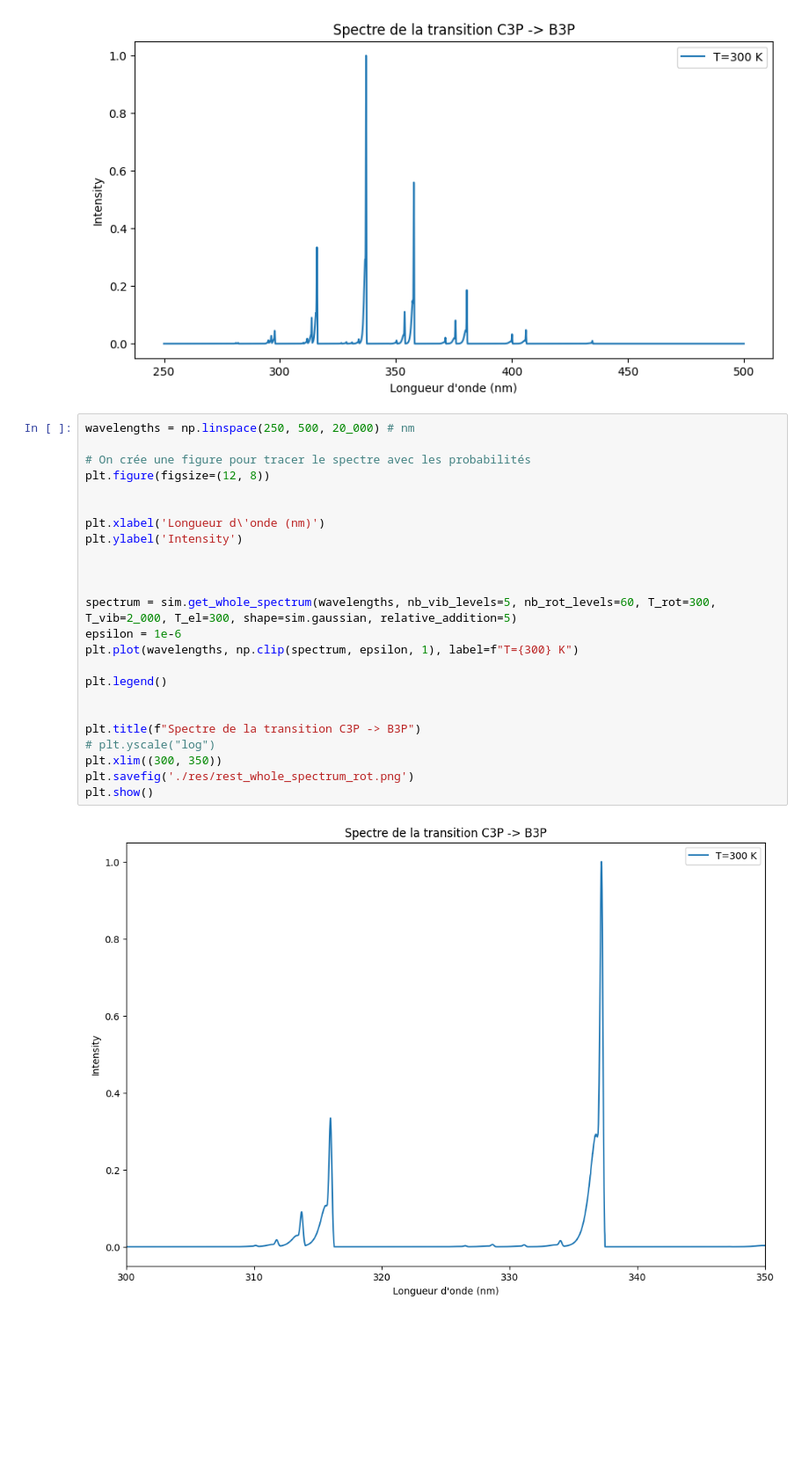
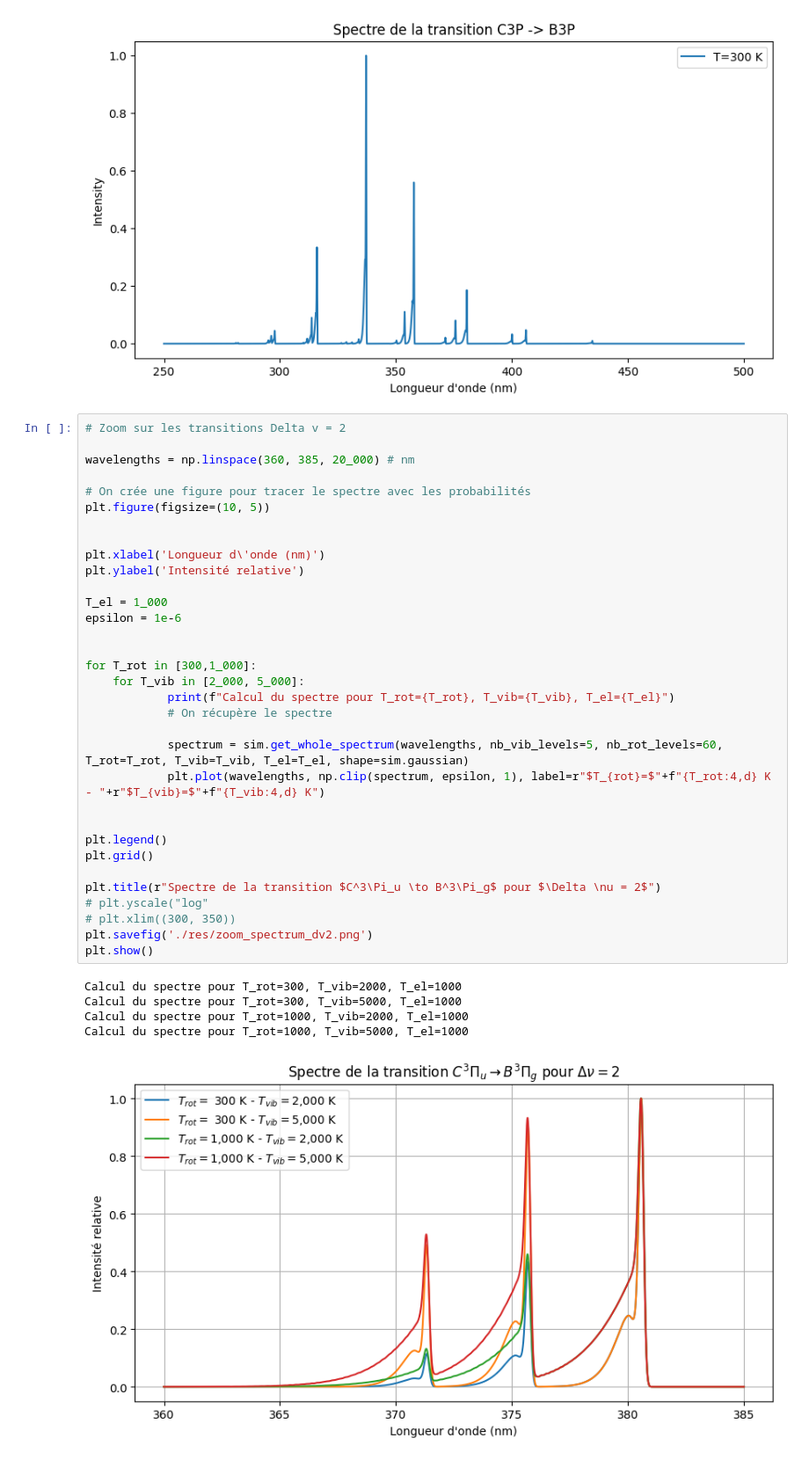
Before and after one commit to Hubert-LEROUX/xspectra, a Jupyter notebook: examples/simulation.ipynb, the cells around one changed output. Shown at 88% size. Cells and saved outputs as stored; diff of their text form; blank space fills up the shorter version.

Commit message:
ajout zoom spectre de simulation total pour différentes comibnaisons d températures

```diff
--- a/examples/simulation.ipynb
+++ b/examples/simulation.ipynb
@@ -830,28 +830,41 @@ plt.show()
 # %% [output]
 [figure]
 # %%
-wavelengths = np.linspace(250, 500, 20_000) # nm
+# Zoom sur les transitions Delta v = 2
+
+wavelengths = np.linspace(360, 385, 20_000) # nm
 
 # On crée une figure pour tracer le spectre avec les probabilités
-plt.figure(figsize=(12, 8))
+plt.figure(figsize=(10, 5))
 
 
 plt.xlabel('Longueur d\'onde (nm)')
-plt.ylabel('Intensity')
+plt.ylabel('Intensité relative')
+
+T_el = 1_000
+epsilon = 1e-6
 
 
+for T_rot in [300,1_000]:
+    for T_vib in [2_000, 5_000]:
+            print(f"Calcul du spectre pour T_rot={T_rot}, T_vib={T_vib}, T_el={T_el}")
+            # On récupère le spectre
 
-spectrum = sim.get_whole_spectrum(wavelengths, nb_vib_levels=5, nb_rot_levels=60, T_rot=300, T_vib=2_000, T_el=300, shape=sim.gaussian, relative_addition=5)
-epsilon = 1e-6
-plt.plot(wavelengths, np.clip(spectrum, epsilon, 1), label=f"T={300} K")
+            spectrum = sim.get_whole_spectrum(wavelengths, nb_vib_levels=5, nb_rot_levels=60, T_rot=T_rot, T_vib=T_vib, T_el=T_el, shape=sim.gaussian)
+            plt.plot(wavelengths, np.clip(spectrum, epsilon, 1), label=r"$T_{rot}=$"+f"{T_rot:4,d} K - "+r"$T_{vib}=$"+f"{T_vib:4,d} K")
+
 
 plt.legend()
+plt.grid()
 
-
-plt.title(f"Spectre de la transition C3P -> B3P")
-# plt.yscale("log")
-plt.xlim((300, 350))
-plt.savefig('./res/rest_whole_spectrum_rot.png')
+plt.title(r"Spectre de la transition $C^3\Pi_u \to B^3\Pi_g$ pour $\Delta \nu = 2$")
+# plt.yscale("log"
+# plt.xlim((300, 350))
+plt.savefig('./res/zoom_spectrum_dv2.png')
 plt.show()
 # %% [output]
+Calcul du spectre pour T_rot=300, T_vib=2000, T_el=1000
+Calcul du spectre pour T_rot=300, T_vib=5000, T_el=1000
+Calcul du spectre pour T_rot=1000, T_vib=2000, T_el=1000
+Calcul du spectre pour T_rot=1000, T_vib=5000, T_el=1000
-[figure, old version]
+[figure, new version]
```
Also changed, not shown: 2 other files.
